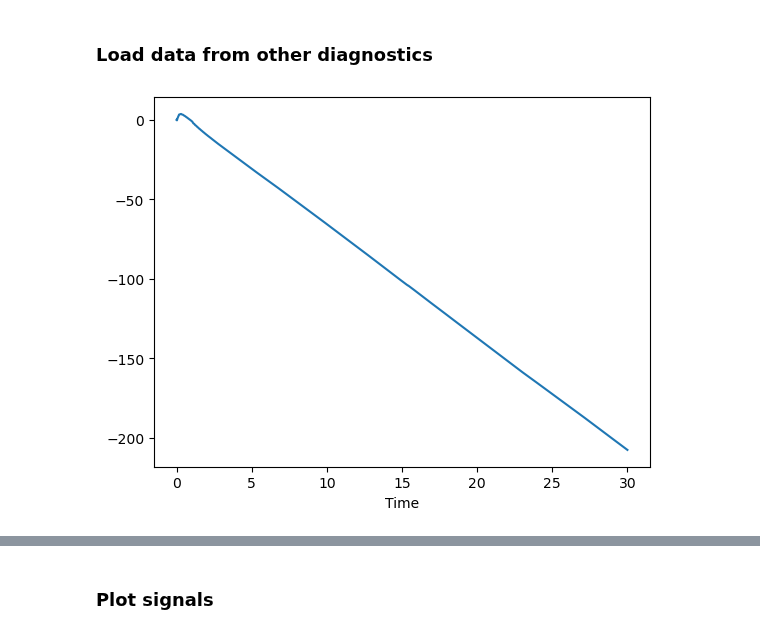
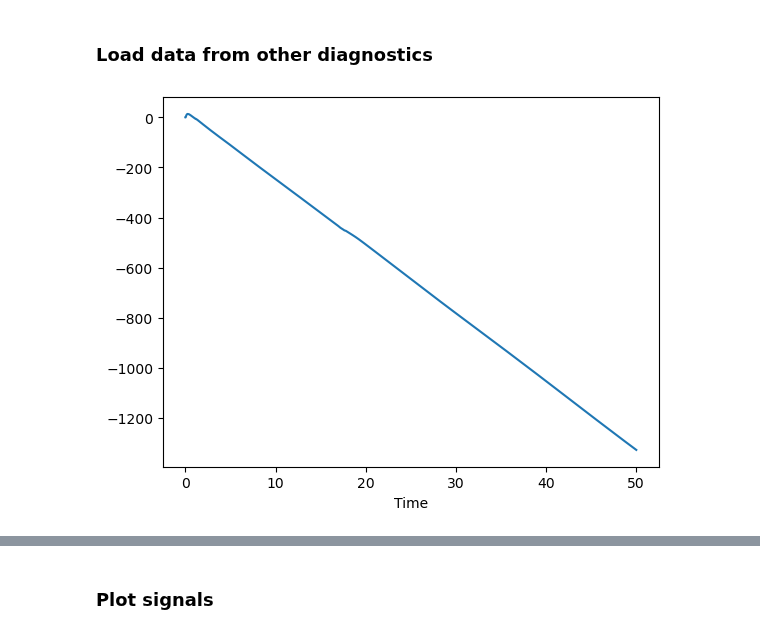
Before and after one commit to dakr11/PRPL, a Jupyter notebook: python/MSL_data_processing/MSL_data_processing_session02.ipynb, the cells around one changed output, grey strips where cells are left out. Cells and saved outputs as stored; diff of their text form; code cells hidden in the pictures.

```diff
--- a/python/MSL_data_processing/MSL_data_processing_session02.ipynb
+++ b/python/MSL_data_processing/MSL_data_processing_session02.ipynb
@@ -45,7 +45,8 @@ def get_closest_value(data, value, arg = False):
 # %%
 def load_data(shot_no):
     mirnov_url   = lambda identifier: f'http://golem.fjfi.cvut.cz/shots/{shot_no}/Diagnostics/LimiterMirnovCoils/{identifier}.csv'
-    stab_url     = lambda position: f'http://golem.fjfi.cvut.cz/shots/{shot_no}/Infrastructure/PositionStabilization/U^{position}_fg.csv' #!!! zrejme prohozene kanaly pro U <-> I!!!
+    # stab_url     = lambda position: f'http://golem.fjfi.cvut.cz/shots/{shot_no}/Infrastructure/PositionStabilization/U^{position}_fg.csv' #!!! zrejme prohozene kanaly pro U <-> I!!!
+    stab_url     = lambda position: f'http://golem.fjfi.cvut.cz/shots/{shot_no}/Infrastructure/PositionStabilization/U^{position}_currclamp.csv'
 
     # Standard diagnostics
     BD = ['U_loop', 'Bt', 'Ich']
@@ -76,17 +77,17 @@ def load_data_saddle(shot_no):
 
     return df_saddle
 # %%
-shot_no = 46287
-date = '2024_09_17'
+shot_no = 46280
+date = '2024_09_16'#'2024_09_17'
 try:
     df_saddle = load_data_saddle(shot_no)
     df_saddle.plot()
 except:
     pass
 
 df_BD, df_mc, df_stab = load_data(shot_no)
 # %% [output]
-[figure, old version]
+[figure, new version]
 # %% [markdown]
 ### Load data measured by MSL probe
 
```
Also changed, not shown: parts of 8 cells of this notebook, 14 other files.
